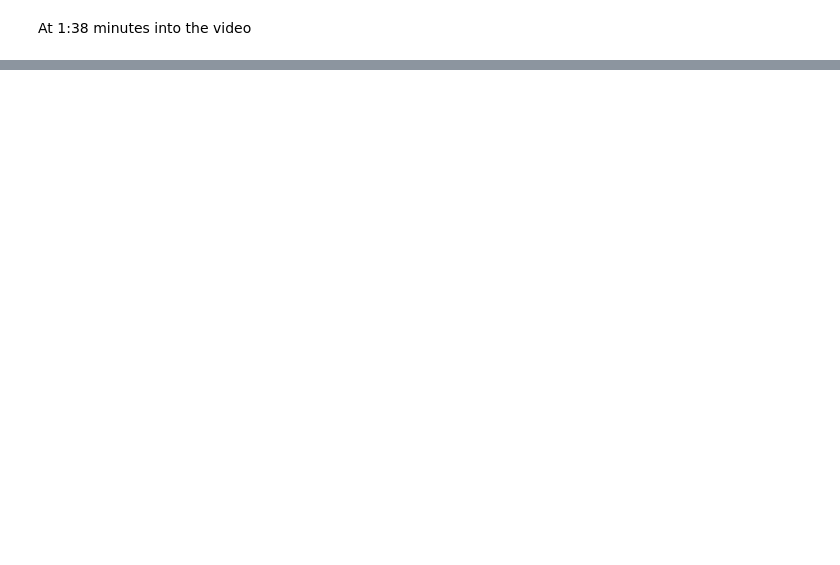
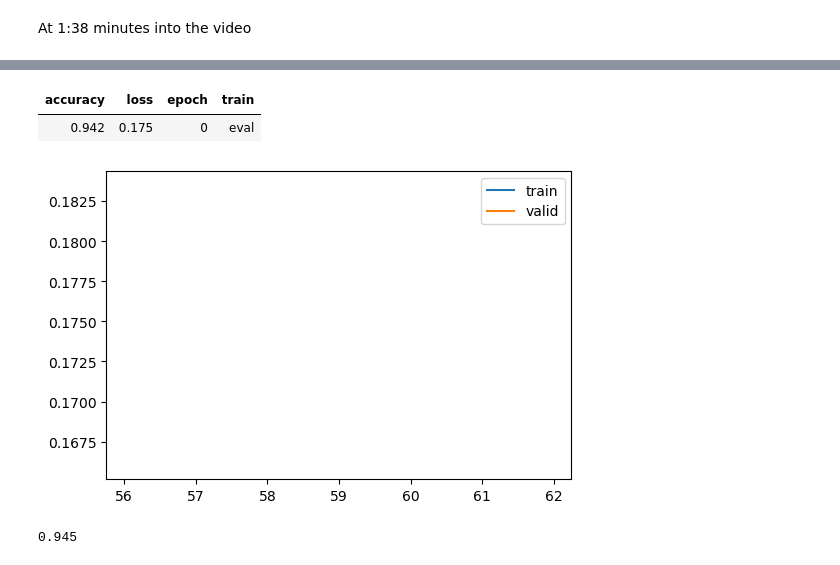
Before and after one commit to DrEntropy/pdl, a Jupyter notebook: lesson18.ipynb, the cells around one changed output, grey strips where cells are left out. Saved outputs shown, nothing was run; the diff lists cells and outputs as text; code cells hidden in the pictures; blank space fills up the shorter version.

```diff
--- a/lesson18.ipynb
+++ b/lesson18.ipynb
@@ -721,2 +725,13 @@ Weight decay doesnt regularize at all if you use batch norm (it lets the network
 # %% [markdown]
 At 1:38 minutes into the video
+# %%
+from torchvision import transforms
+
+def tfm_batch(b, tfm_x=fc.noop, tfm_y = fc.noop): return tfm_x(b[0]),tfm_y(b[1])
+
+tfms = nn.Sequential(transforms.RandomCrop(28, padding=4),
+                     transforms.RandomHorizontalFlip())
+
+augcb = BatchTransformCB(partial(tfm_batch, tfm_x=tfms), on_val=False)
+model = get_model()
+learn = TrainLearner(model, dls, F.cross_entropy, lr=lr, cbs=[SingleBatchCB(), augcb])
@@ -722,0 +773,14 @@ At 1:38 minutes into the video
+# %%
+tfms = nn.Sequential(transforms.RandomCrop(28, padding=1),
+                     transforms.RandomHorizontalFlip())
+augcb = BatchTransformCB(partial(tfm_batch, tfm_x=tfms), on_val=False)
+
+set_seed(42)
+epochs = 20
+lr = 1e-2
+tmax = epochs * len(dls.train)
+sched = partial(lr_scheduler.OneCycleLR, max_lr=lr, total_steps=tmax)
+xtra = [BatchSchedCB(sched), augcb]
+model = get_model(act_gr, norm=nn.BatchNorm2d).apply(iw)
+learn = TrainLearner(model, dls, F.cross_entropy, lr=lr, cbs=cbs+xtra, opt_func=optim.AdamW)
+learn.fit(epochs)
@@ -722,0 +843,12 @@ At 1:38 minutes into the video
+# %%
+ttacb = BatchTransformCB(partial(tfm_batch, tfm_x=TF.hflip), on_val=True)
+ap2, at = learn.capture_preds(cbs=[ttacb])
+# %% [output]
+| accuracy | loss | epoch | train |
+| 0.942 | 0.175 | 0 | eval |
+[figure, added]
+# %%
+ap = torch.stack([ap1,ap2]).mean(0).argmax(1)
+round((ap==at).float().mean().item(), 3)
+# %% [output]
+0.945
```
Also changed, not shown: parts of 24 cells of this notebook, 1 other file.
